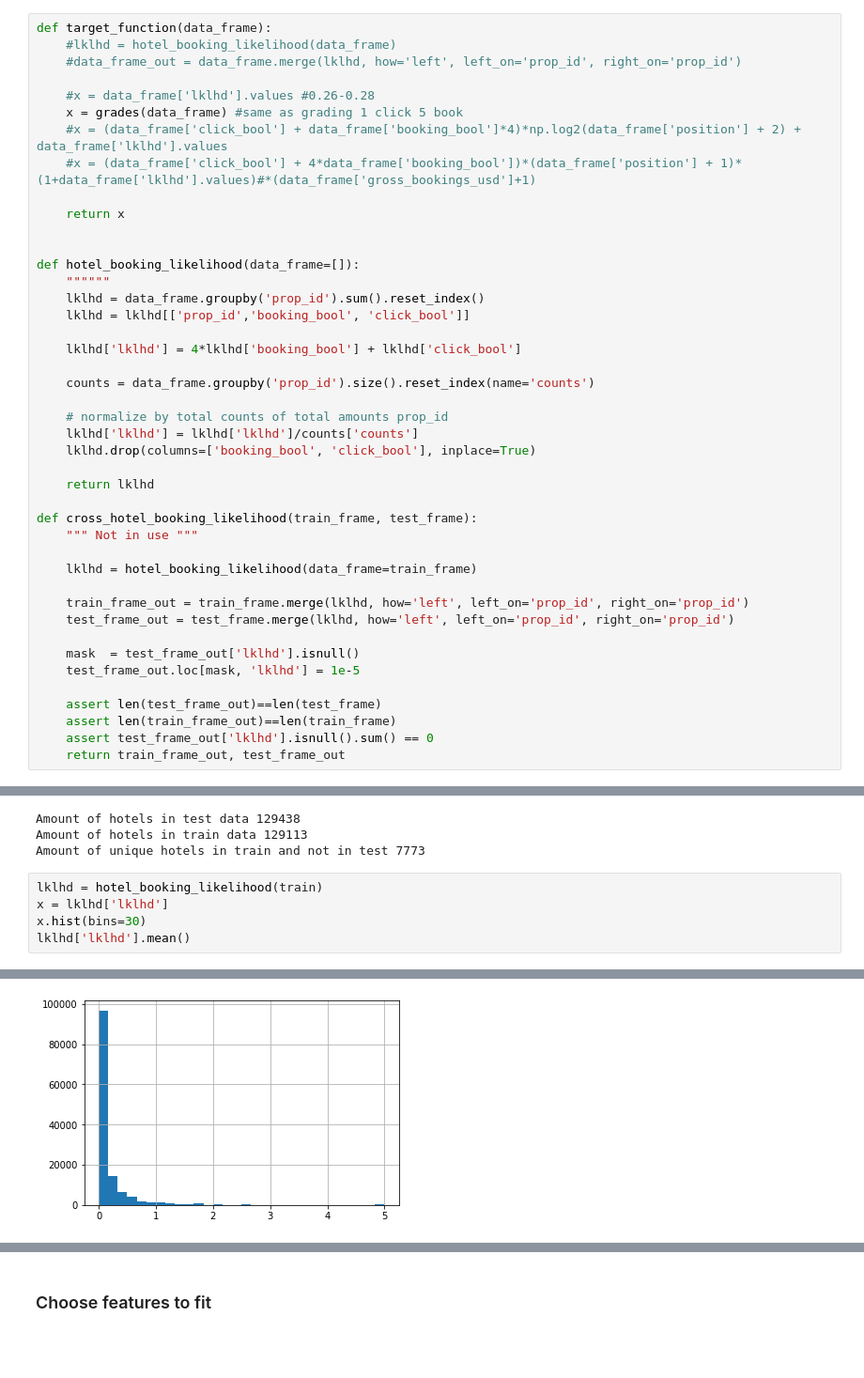
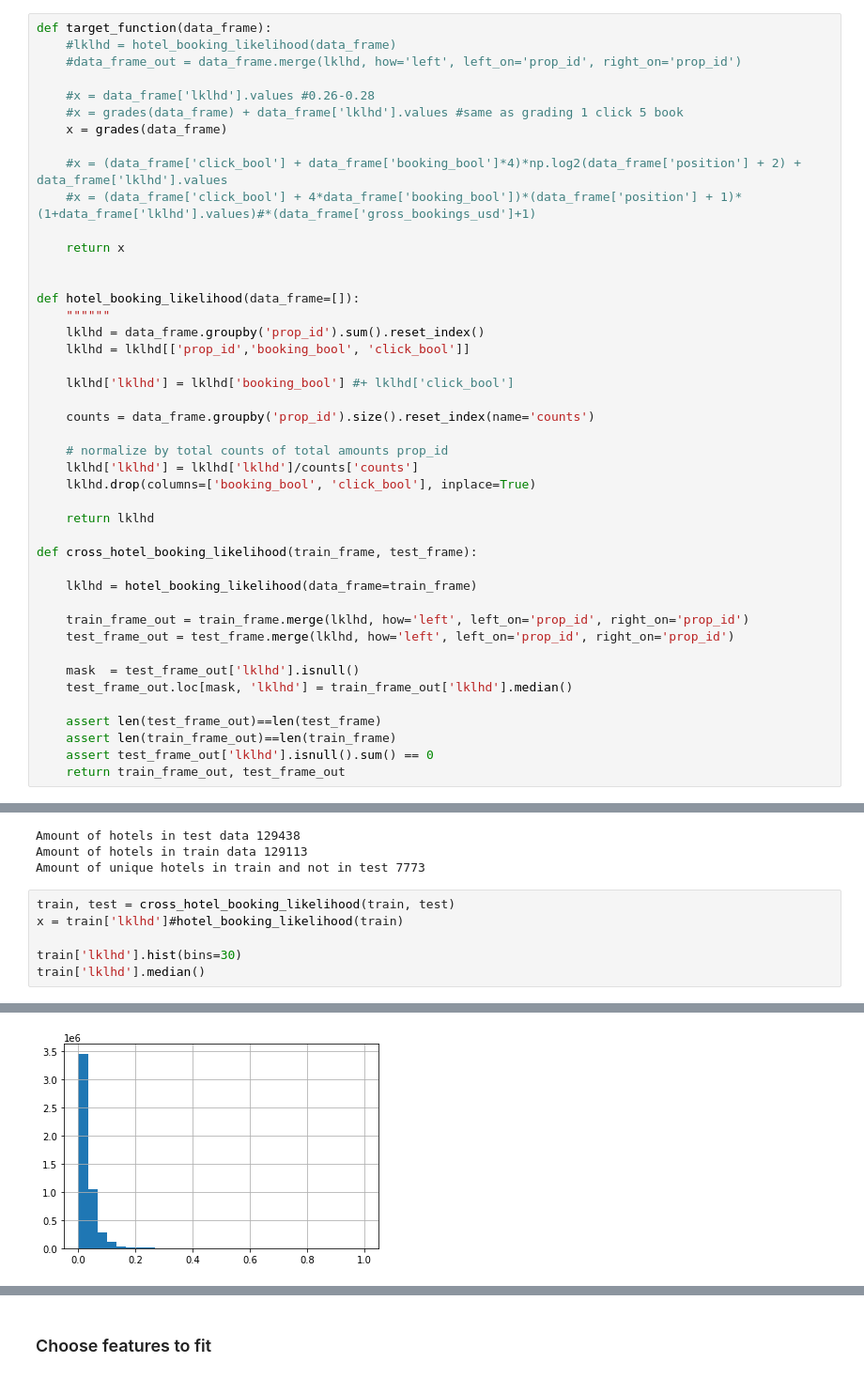
Before and after one commit to wolfbrr/DMT-2022-114, a Jupyter notebook: assignment-2/assignment-2.ipynb, the cells around one changed output, grey strips where cells are left out. Shown at 94% size. Drawn from its saved outputs; the diff is of its cells as text; blank space fills up the shorter version.

```diff
--- a/assignment-2/assignment-2.ipynb
+++ b/assignment-2/assignment-2.ipynb
@@ -139,7 +139,9 @@ def target_function(data_frame):
     #data_frame_out = data_frame.merge(lklhd, how='left', left_on='prop_id', right_on='prop_id')
 
     #x = data_frame['lklhd'].values #0.26-0.28
-    x = grades(data_frame) #same as grading 1 click 5 book
+    #x = grades(data_frame) + data_frame['lklhd'].values #same as grading 1 click 5 book
+    x = grades(data_frame)
+
     #x = (data_frame['click_bool'] + data_frame['booking_bool']*4)*np.log2(data_frame['position'] + 2) + data_frame['lklhd'].values
     #x = (data_frame['click_bool'] + 4*data_frame['booking_bool'])*(data_frame['position'] + 1)*(1+data_frame['lklhd'].values)#*(data_frame['gross_bookings_usd']+1)
 
@@ -151,7 +153,7 @@ def hotel_booking_likelihood(data_frame=[]):
     lklhd = data_frame.groupby('prop_id').sum().reset_index()
     lklhd = lklhd[['prop_id','booking_bool', 'click_bool']]
 
-    lklhd['lklhd'] = 4*lklhd['booking_bool'] + lklhd['click_bool']
+    lklhd['lklhd'] = lklhd['booking_bool'] #+ lklhd['click_bool']
 
     counts = data_frame.groupby('prop_id').size().reset_index(name='counts')
 
@@ -162,7 +164,6 @@ def hotel_booking_likelihood(data_frame=[]):
     return lklhd
 
 def cross_hotel_booking_likelihood(train_frame, test_frame):
-    """ Not in use """
 
     lklhd = hotel_booking_likelihood(data_frame=train_frame)
 
@@ -170,7 +171,7 @@ def cross_hotel_booking_likelihood(train_frame, test_frame):
     test_frame_out = test_frame.merge(lklhd, how='left', left_on='prop_id', right_on='prop_id')
 
     mask  = test_frame_out['lklhd'].isnull()
-    test_frame_out.loc[mask, 'lklhd'] = 1e-5
+    test_frame_out.loc[mask, 'lklhd'] = train_frame_out['lklhd'].median()
 
     assert len(test_frame_out)==len(test_frame)
     assert len(train_frame_out)==len(train_frame)
@@ -323,8 +315,9 @@ Amount of hotels in test data 129438
 Amount of hotels in train data 129113
 Amount of unique hotels in train and not in test 7773
 # %%
-lklhd = hotel_booking_likelihood(train)
-x = lklhd['lklhd']
-x.hist(bins=30)
-lklhd['lklhd'].mean()
+train, test = cross_hotel_booking_likelihood(train, test)
+x = train['lklhd']#hotel_booking_likelihood(train)
+
+train['lklhd'].hist(bins=30)
+train['lklhd'].median()
 # %% [output]
@@ -332 +325 @@ lklhd['lklhd'].mean()
-[figure, old version]
+[figure, new version]
```
Also changed, not shown: parts of 16 cells of this notebook, 1 other file.
